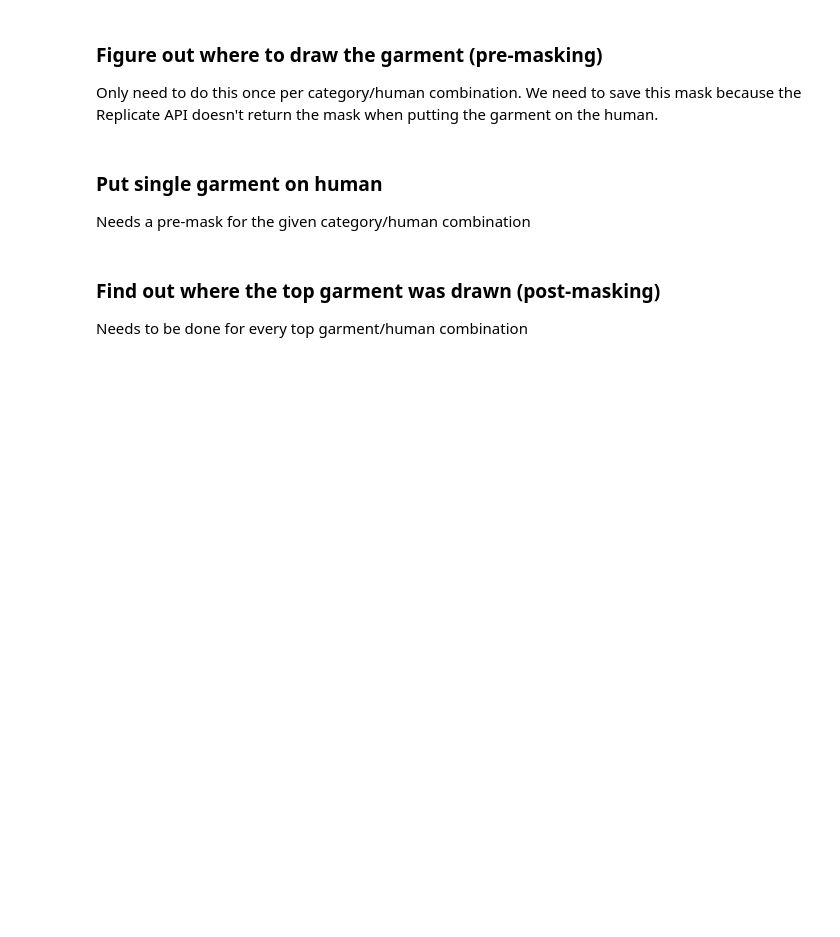
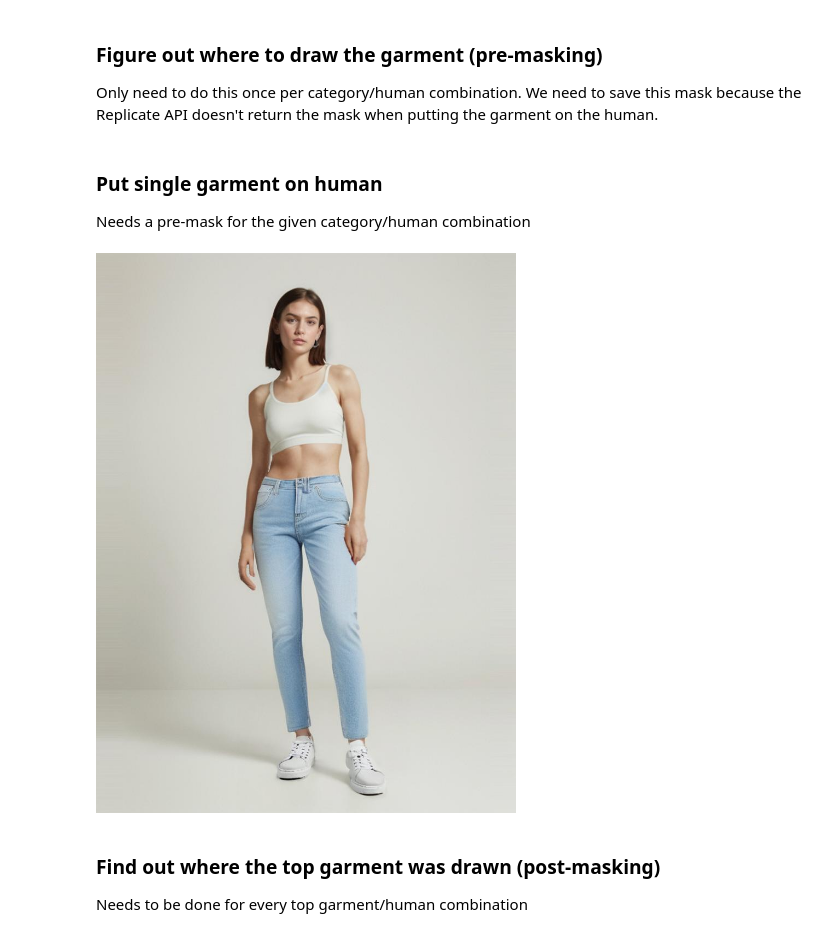
Before and after one commit to nimobeeren/dressme, a Jupyter notebook: api/notebook.ipynb, the cells around one changed output. Drawn from its saved outputs; the diff is of its cells as text; code cells hidden in the pictures; blank space fills up the shorter version.

```diff
--- a/api/notebook.ipynb
+++ b/api/notebook.ipynb
@@ -134,11 +134,13 @@ def put_garment(garment, human):
     return Image.open(requests.get(result_url, stream=True).raw)
 # %%
 garment = garments["jeans"]
-human = humans["nimo"]
+human = humans["model"]
 
 im = put_garment(garment, human)
 im.save(f"../images/results/{human["name"]}/single/{garment["name"]}.jpg")
 im
+# %% [output]
+[figure, added]
 # %%
 human = humans["nimo"]
 for garment in tqdm(garments.values()):
```
Also changed, not shown: parts of 2 cells of this notebook, 1 other file.
